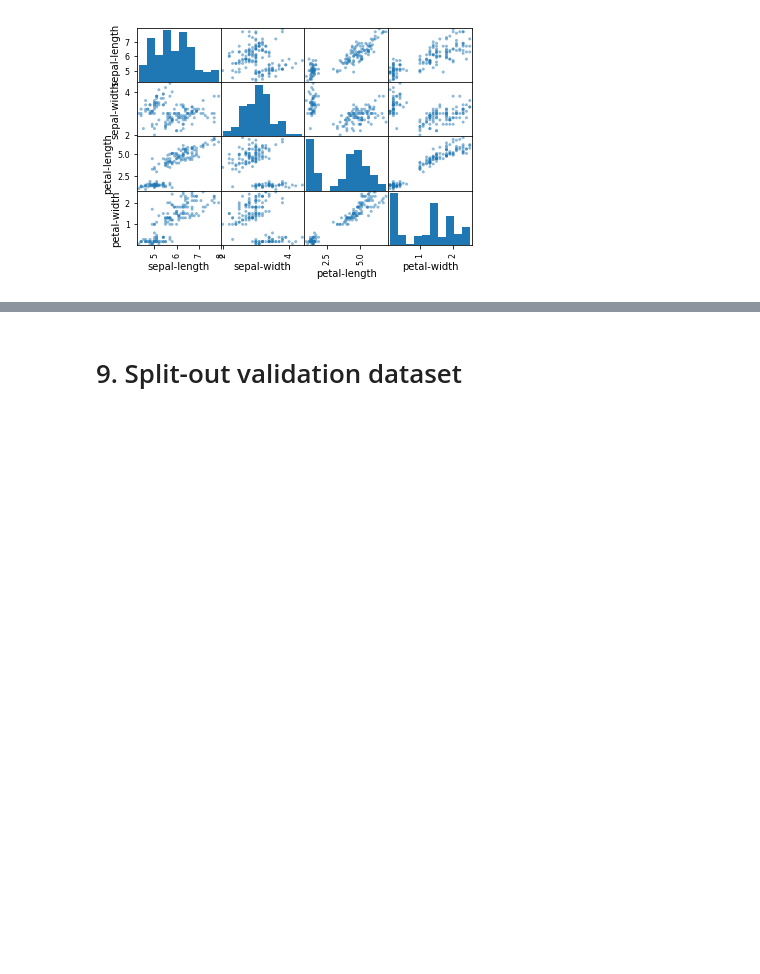
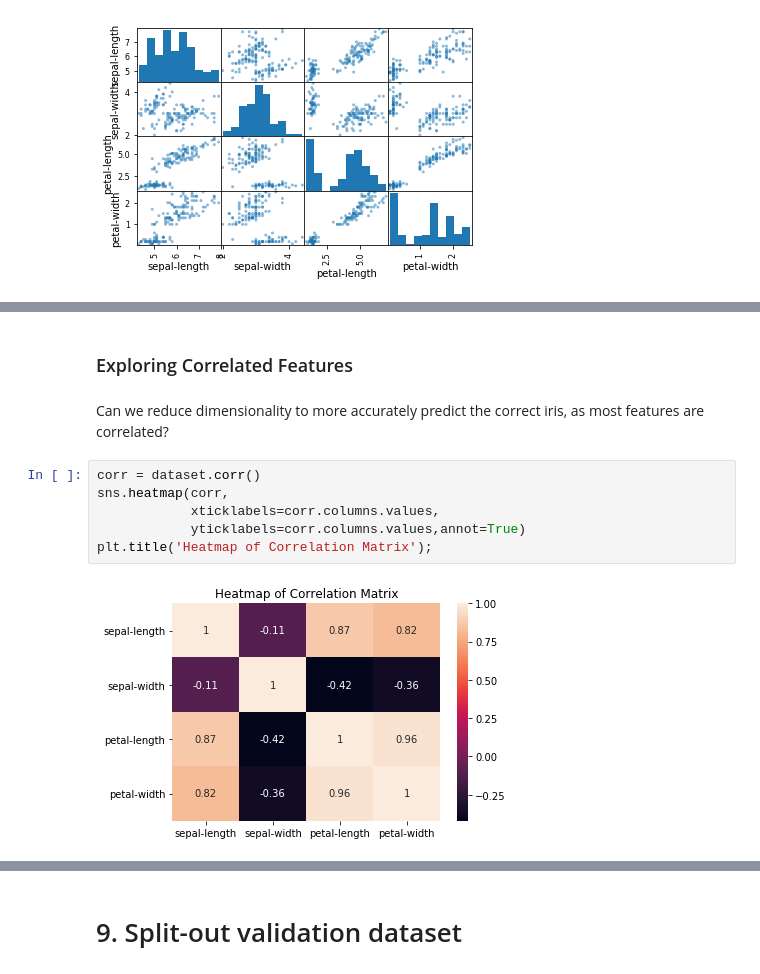
Before and after one commit to sachin-rastogi/MLClasses-HW, a Jupyter notebook: L2/Data Science Pipeline - Iris Dataset-Home-Work.ipynb, the cells around one changed output, grey strips where cells are left out. Cells and saved outputs as stored; diff of their text form; blank space fills up the shorter version.

```diff
--- a/L2/Data Science Pipeline - Iris Dataset-Home-Work.ipynb
+++ b/L2/Data Science Pipeline - Iris Dataset-Home-Work.ipynb
@@ -96 +145,13 @@ plt.show()
+# %% [markdown]
+### Exploring Correlated Features
+# %% [markdown]
+Can we reduce dimensionality to more accurately predict the correct iris, as most features are correlated?
+# %%
+corr = dataset.corr()
+sns.heatmap(corr,
+            xticklabels=corr.columns.values,
+            yticklabels=corr.columns.values,annot=True)
+plt.title('Heatmap of Correlation Matrix');
+# %% [output]
+[figure, added]
 # %% [markdown]
```
Also changed, not shown: parts of 55 cells of this notebook, 1 other file.
